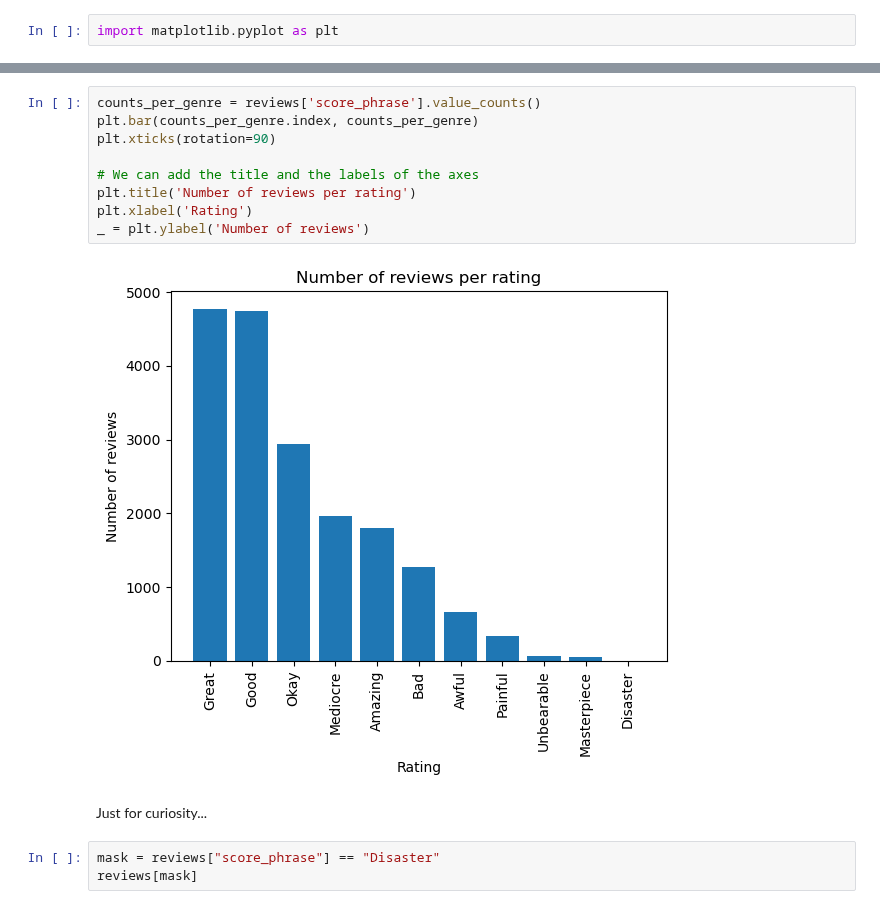
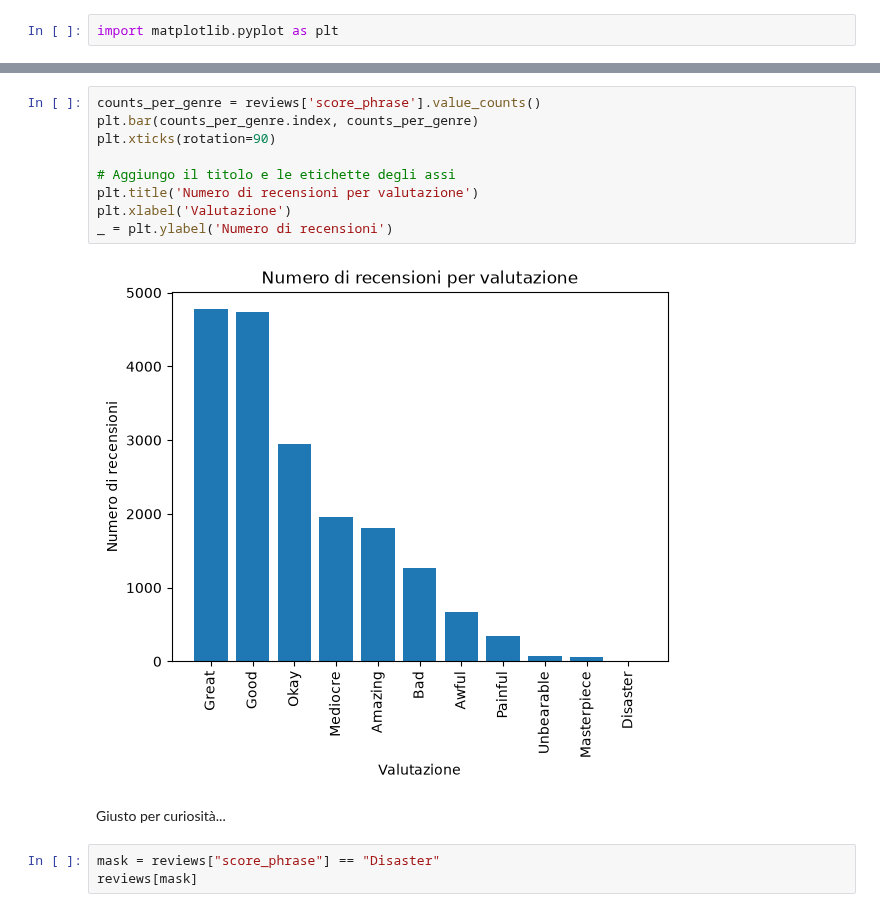
Before and after one commit to s266112/Machine-Learning, a Jupyter notebook: Tutorati/Tut 1 - 1_10_2026/2. Intro_to_pandas.ipynb, the cells around one changed output, grey strips where cells are left out. Drawn from its saved outputs; the diff is of its cells as text.

```diff
--- a/Tutorati/Tut 1 - 1_10_2026/2. Intro_to_pandas.ipynb
+++ b/Tutorati/Tut 1 - 1_10_2026/2. Intro_to_pandas.ipynb
@@ -249,16 +249,16 @@ Text(0, 0.5, 'Frequency')
 # %%
 counts_per_genre = reviews['score_phrase'].value_counts()
 plt.bar(counts_per_genre.index, counts_per_genre)
 plt.xticks(rotation=90)
 
-# We can add the title and the labels of the axes
-plt.title('Number of reviews per rating')
-plt.xlabel('Rating')
-_ = plt.ylabel('Number of reviews')
+# Aggiungo il titolo e le etichette degli assi
+plt.title('Numero di recensioni per valutazione')
+plt.xlabel('Valutazione')
+_ = plt.ylabel('Numero di recensioni')
 # %% [output]
-[figure, old version]
+[figure, new version]
 # %% [markdown]
-Just for curiosity...
+Giusto per curiosità...
 # %%
 mask = reviews["score_phrase"] == "Disaster"
 reviews[mask]
```
Also changed, not shown: parts of 26 cells of this notebook.
